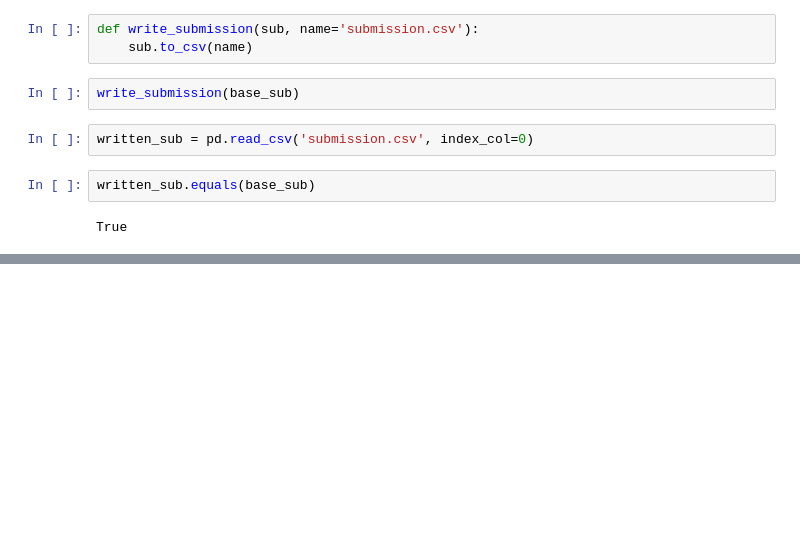
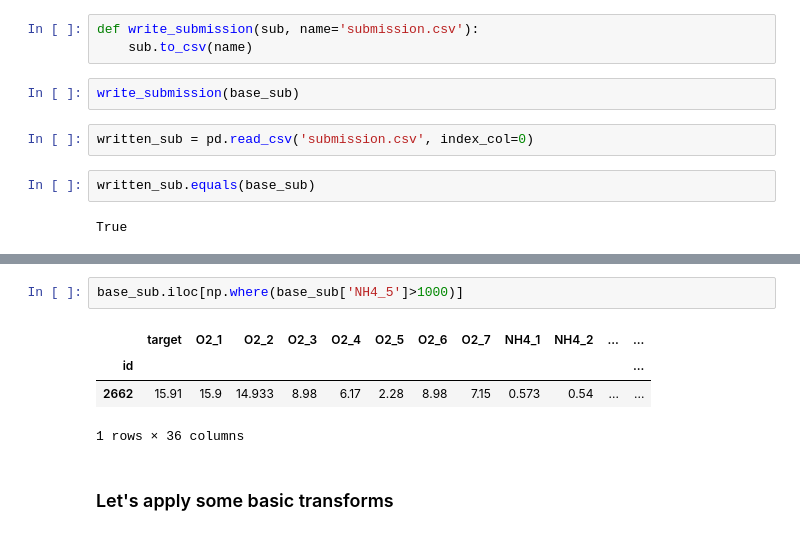
Before and after one commit to Pdubbs/Kaggle, a Jupyter notebook: Playground/202308s3e21/var_transform.ipynb, the cells around one changed output, grey strips where cells are left out. Cells and saved outputs as stored; diff of their text form; blank space fills up the shorter version.

```diff
--- a/Playground/202308s3e21/var_transform.ipynb
+++ b/Playground/202308s3e21/var_transform.ipynb
@@ -33,0 +84,9 @@ True
+# %%
+base_sub.iloc[np.where(base_sub['NH4_5']>1000)]
+# %% [output]
+|  | target | O2_1 | O2_2 | O2_3 | O2_4 | O2_5 | O2_6 | O2_7 | NH4_1 | NH4_2 | ... | ... |
+| id |  |  |  |  |  |  |  |  |  |  |  | ... |
+| 2662 | 15.91 | 15.9 | 14.933 | 8.98 | 6.17 | 2.28 | 8.98 | 7.15 | 0.573 | 0.54 | ... | ... |
+1 rows × 36 columns
+# %% [markdown]
+### Let's apply some basic transforms
```
Also changed, not shown: parts of 15 cells of this notebook.
